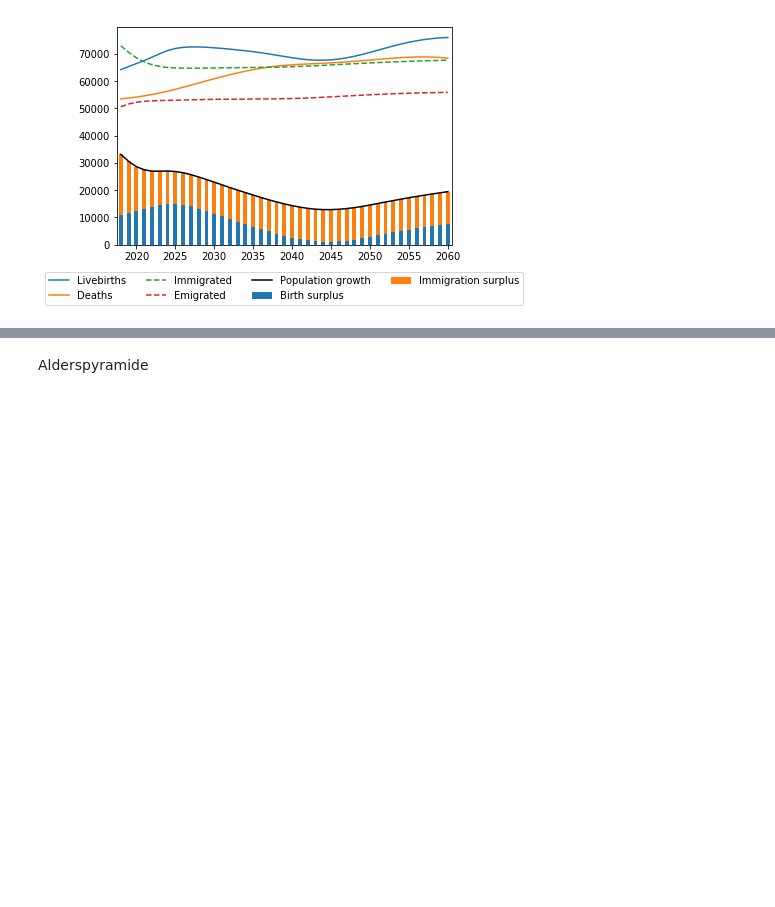
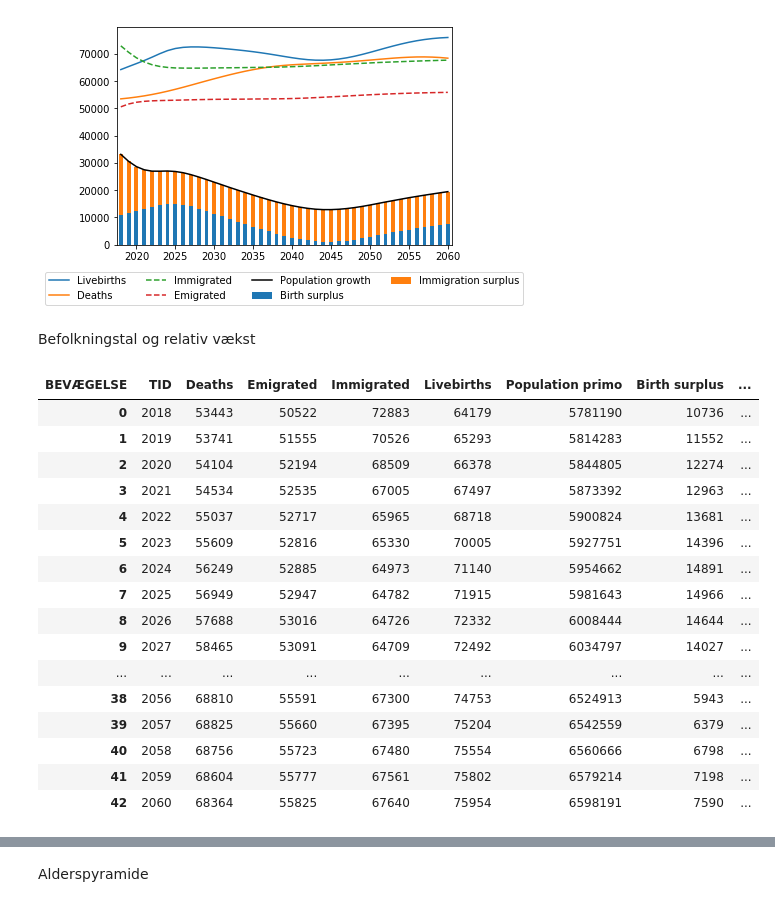
Before and after one commit to NumEconCopenhagen/projects-2019-tobias_jacob_sandru, a Jupyter notebook: dataproject/dataProject.ipynb, the cells around one changed output, grey strips where cells are left out. Cells and saved outputs as stored; diff of their text form; code cells hidden in the pictures; blank space fills up the shorter version.

```diff
--- a/dataproject/dataProject.ipynb
+++ b/dataproject/dataProject.ipynb
@@ -37,3 +56,26 @@ plt.legend(bbox_to_anchor=(0.5, -0.3), loc=8, ncol=4)
 plt.show()
 # %% [output]
 [figure]
+# %% [markdown]
+Befolkningstal og relativ vækst
+# %%
+proj_data['Relative growth']=proj_data['Population primo'].pct_change()*100
+proj_data['Average annual growth (2018-2060)']=((proj_data['Population primo'].iloc[-1]/proj_data['Population primo'].iloc[0])**(1/(2060-2018))-1)*100
+# %% [output]
+| BEVÆGELSE | TID | Deaths | Emigrated | Immigrated | Livebirths | Population primo | Birth surplus | ... |
+| 0 | 2018 | 53443 | 50522 | 72883 | 64179 | 5781190 | 10736 | ... |
+| 1 | 2019 | 53741 | 51555 | 70526 | 65293 | 5814283 | 11552 | ... |
+| 2 | 2020 | 54104 | 52194 | 68509 | 66378 | 5844805 | 12274 | ... |
+| 3 | 2021 | 54534 | 52535 | 67005 | 67497 | 5873392 | 12963 | ... |
+| 4 | 2022 | 55037 | 52717 | 65965 | 68718 | 5900824 | 13681 | ... |
+| 5 | 2023 | 55609 | 52816 | 65330 | 70005 | 5927751 | 14396 | ... |
+| 6 | 2024 | 56249 | 52885 | 64973 | 71140 | 5954662 | 14891 | ... |
+| 7 | 2025 | 56949 | 52947 | 64782 | 71915 | 5981643 | 14966 | ... |
+| 8 | 2026 | 57688 | 53016 | 64726 | 72332 | 6008444 | 14644 | ... |
+| 9 | 2027 | 58465 | 53091 | 64709 | 72492 | 6034797 | 14027 | ... |
+| ... | ... | ... | ... | ... | ... | ... | ... | ... |
+| 38 | 2056 | 68810 | 55591 | 67300 | 74753 | 6524913 | 5943 | ... |
+| 39 | 2057 | 68825 | 55660 | 67395 | 75204 | 6542559 | 6379 | ... |
+| 40 | 2058 | 68756 | 55723 | 67480 | 75554 | 6560666 | 6798 | ... |
+| 41 | 2059 | 68604 | 55777 | 67561 | 75802 | 6579214 | 7198 | ... |
+| 42 | 2060 | 68364 | 55825 | 67640 | 75954 | 6598191 | 7590 | ... |
```
Also changed, not shown: parts of 4 cells of this notebook.
